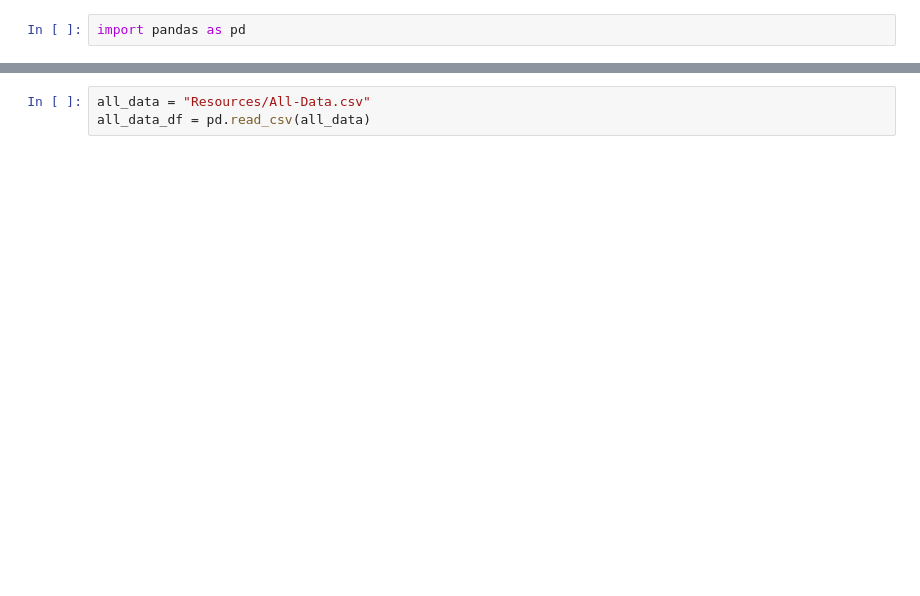
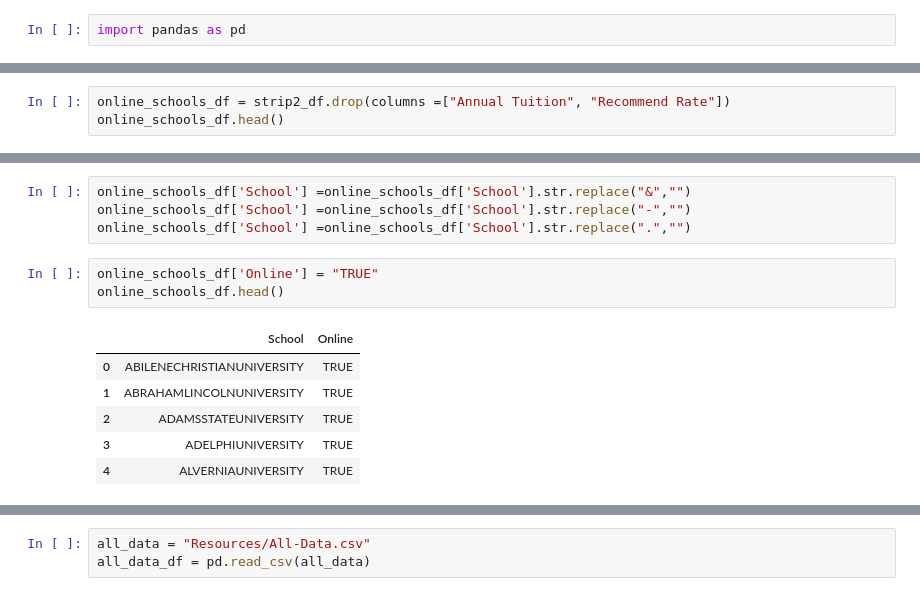
Before and after one commit to ladydatadigger/college-scorecard, a Jupyter notebook: add_mod_schoolName_col.ipynb, the cells around one changed output, grey strips where cells are left out. Cells and saved outputs as stored; diff of their text form; blank space fills up the shorter version.

```diff
--- a/add_mod_schoolName_col.ipynb
+++ b/add_mod_schoolName_col.ipynb
@@ -2,0 +51,3 @@ import pandas as pd
+# %%
+online_schools_df = strip2_df.drop(columns =["Annual Tuition", "Recommend Rate"])
+online_schools_df.head()
@@ -2,0 +61,14 @@ import pandas as pd
+# %%
+online_schools_df['School'] =online_schools_df['School'].str.replace("&","")
+online_schools_df['School'] =online_schools_df['School'].str.replace("-","")
+online_schools_df['School'] =online_schools_df['School'].str.replace(".","")
+# %%
+online_schools_df['Online'] = "TRUE"
+online_schools_df.head()
+# %% [output]
+|  | School | Online |
+| 0 | ABILENECHRISTIANUNIVERSITY | TRUE |
+| 1 | ABRAHAMLINCOLNUNIVERSITY | TRUE |
+| 2 | ADAMSSTATEUNIVERSITY | TRUE |
+| 3 | ADELPHIUNIVERSITY | TRUE |
+| 4 | ALVERNIAUNIVERSITY | TRUE |
```
Also changed, not shown: parts of 30 cells of this notebook.
